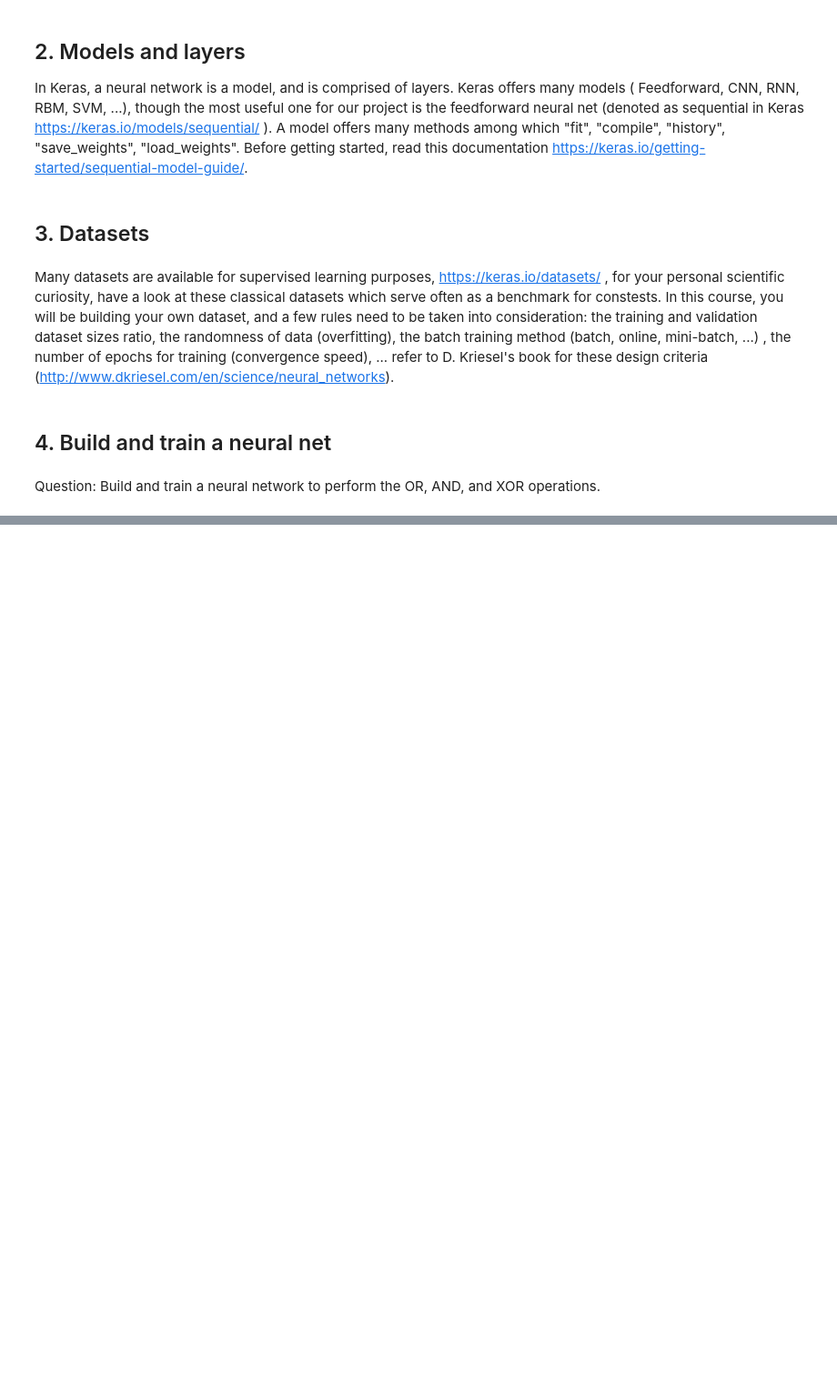
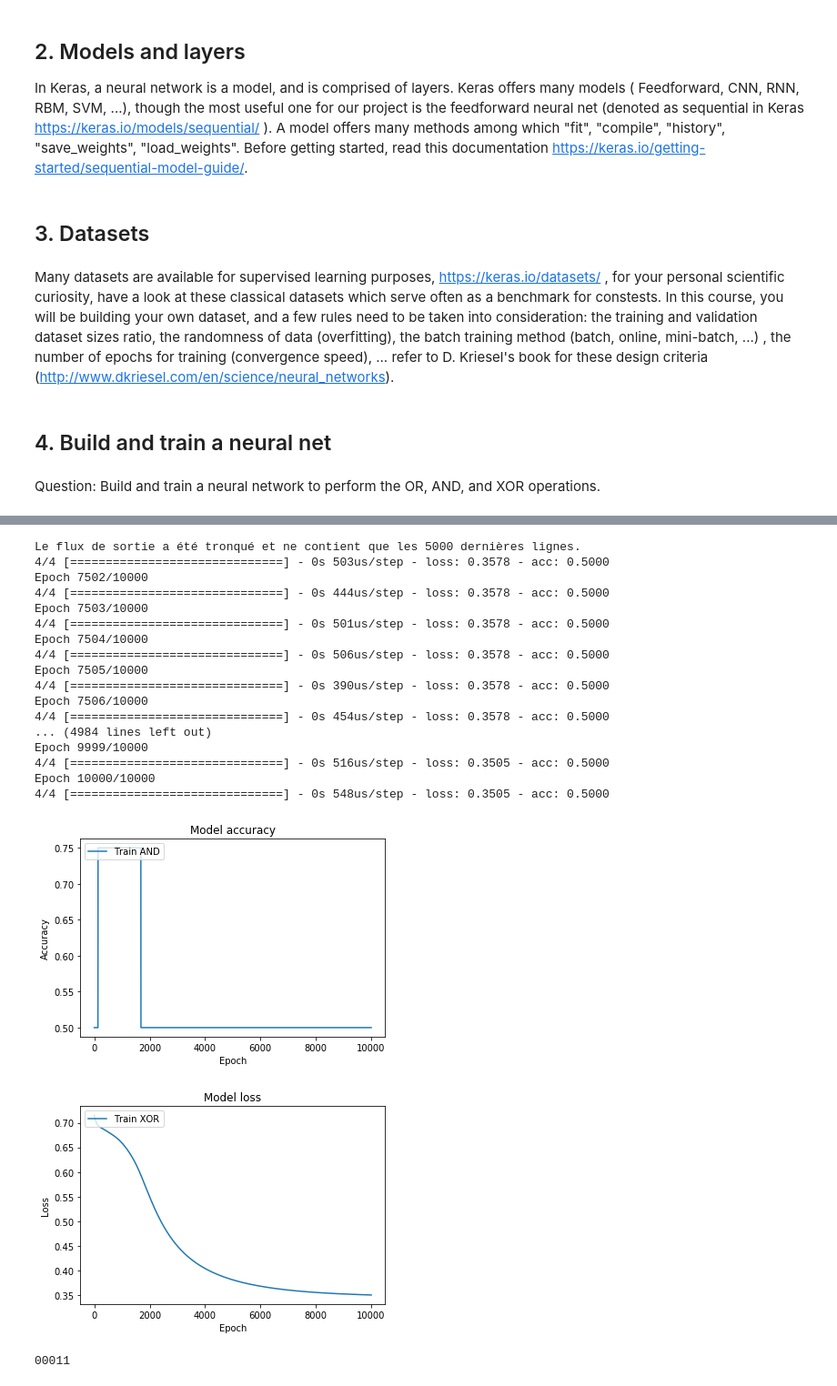
Before and after one commit to graille/ITR315-deep-telecom, a Jupyter notebook: 4- Keras and Tensorflow.ipynb, the cells around one changed output, grey strips where cells are left out. Shown: that part at 91% size. Cells and saved outputs as stored; diff of their text form; code cells hidden in the pictures; blank space fills up the shorter version.

```diff
--- a/4- Keras and Tensorflow.ipynb
+++ b/4- Keras and Tensorflow.ipynb
@@ -106,0 +139,42 @@ xor_labels = np.array([0,1,1,0])
+# %%
+xor_history = xor_model.fit(data, xor_labels, epochs=10**4, batch_size=16,verbose=0)
+
+# Plot training & validation accuracy values
+plt.plot(xor_history.history['acc'])
+plt.title('Model accuracy')
+plt.ylabel('Accuracy')
+plt.xlabel('Epoch')
+plt.legend(['Train AND'], loc='upper left')
+plt.show()
+
+# Plot training & validation loss values
+plt.plot(xor_history.history['loss'])
+plt.title('Model loss')
+plt.ylabel('Loss')
+plt.xlabel('Epoch')
+plt.legend(['Train XOR'], loc='upper left')
+plt.show()
+# %% [output]
+Le flux de sortie a été tronqué et ne contient que les 5000 dernières lignes.
+4/4 [==============================] - 0s 503us/step - loss: 0.3578 - acc: 0.5000
+Epoch 7502/10000
+4/4 [==============================] - 0s 444us/step - loss: 0.3578 - acc: 0.5000
+Epoch 7503/10000
+4/4 [==============================] - 0s 501us/step - loss: 0.3578 - acc: 0.5000
+Epoch 7504/10000
+4/4 [==============================] - 0s 506us/step - loss: 0.3578 - acc: 0.5000
+Epoch 7505/10000
+4/4 [==============================] - 0s 390us/step - loss: 0.3578 - acc: 0.5000
+Epoch 7506/10000
+4/4 [==============================] - 0s 454us/step - loss: 0.3578 - acc: 0.5000
+... (4984 lines left out)
+Epoch 9999/10000
+4/4 [==============================] - 0s 516us/step - loss: 0.3505 - acc: 0.5000
+Epoch 10000/10000
+4/4 [==============================] - 0s 548us/step - loss: 0.3505 - acc: 0.5000
+[figure, added]
+[figure, added]
+# %%
+print(np.binary_repr(3,5))
+# %% [output]
+00011
```
Also changed, not shown: parts of 6 cells of this notebook.
